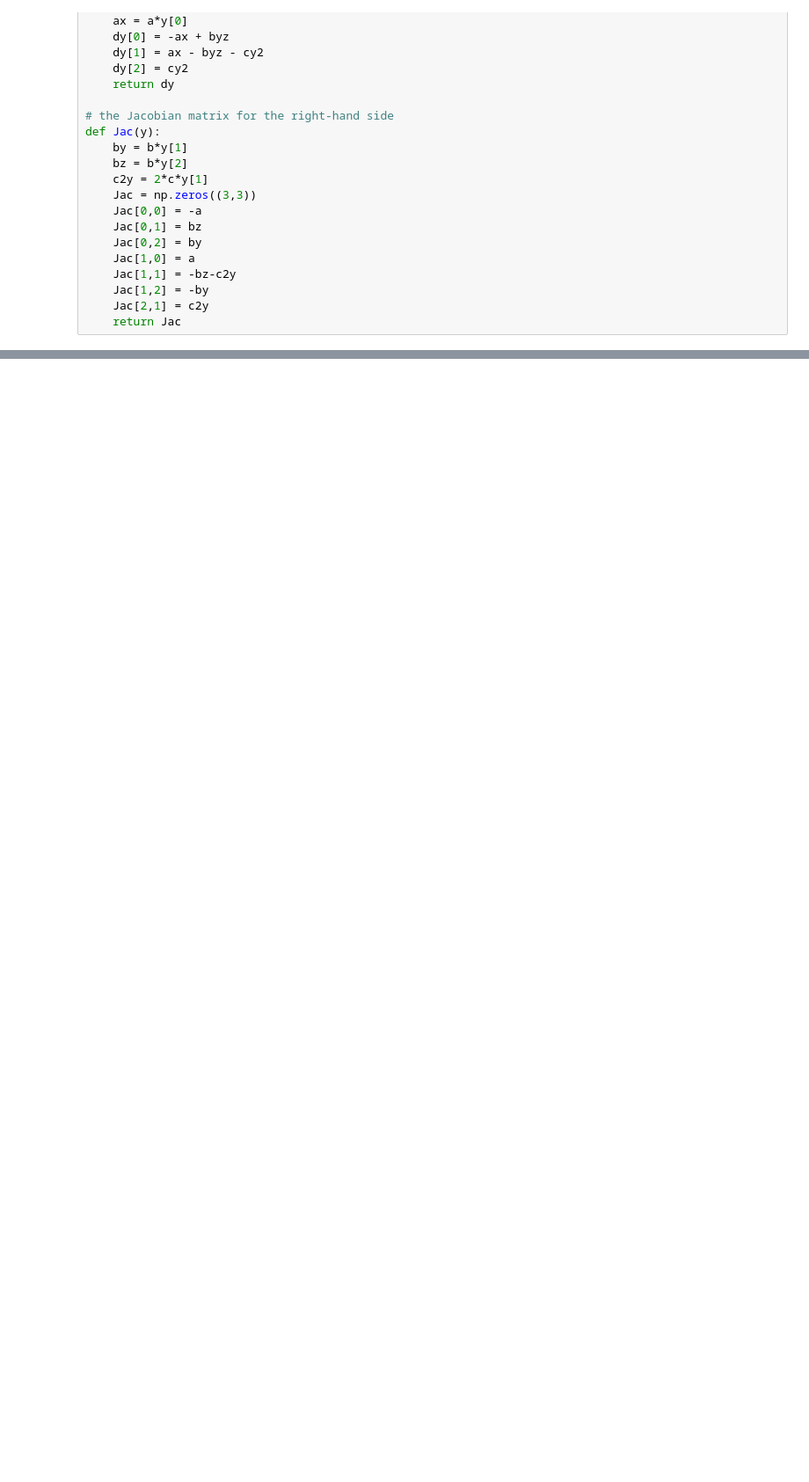
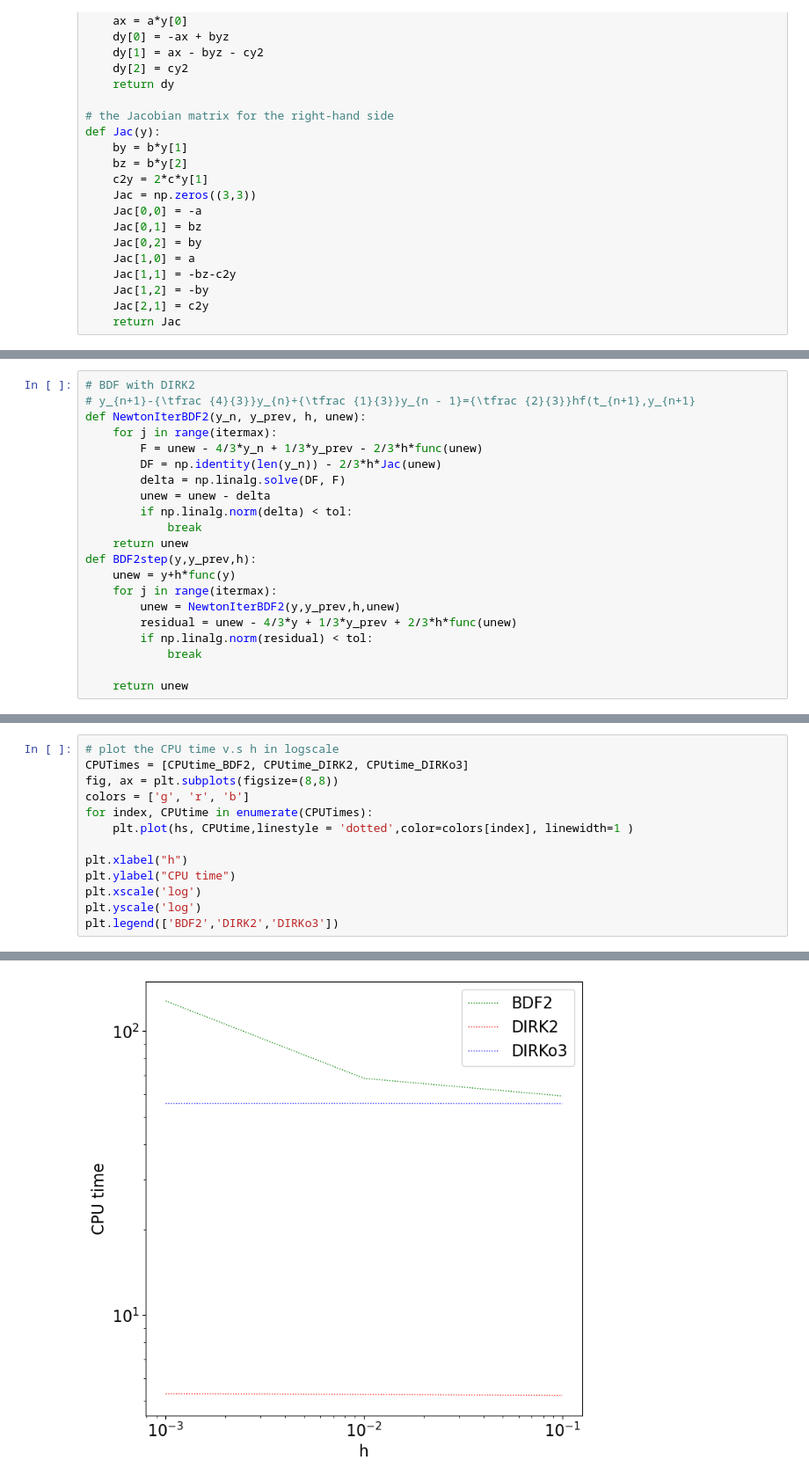
Before and after one commit to AlexZhangKKA/AMSC661, a Jupyter notebook: HW_AMSC661/HW3_AMSC661/RobertsonHW3.ipynb, the cells around one changed output, grey strips where cells are left out. Shown: that part at 88% size. Saved outputs shown, nothing was run; the diff lists cells and outputs as text; blank space fills up the shorter version.

```diff
--- a/HW_AMSC661/HW3_AMSC661/RobertsonHW3.ipynb
+++ b/HW_AMSC661/HW3_AMSC661/RobertsonHW3.ipynb
@@ -161,0 +199,21 @@ plt.legend()
+# %%
+# BDF with DIRK2
+# y_{n+1}-{\tfrac {4}{3}}y_{n}+{\tfrac {1}{3}}y_{n - 1}={\tfrac {2}{3}}hf(t_{n+1},y_{n+1}
+def NewtonIterBDF2(y_n, y_prev, h, unew):
+    for j in range(itermax):
+        F = unew - 4/3*y_n + 1/3*y_prev - 2/3*h*func(unew)
+        DF = np.identity(len(y_n)) - 2/3*h*Jac(unew)
+        delta = np.linalg.solve(DF, F)
+        unew = unew - delta
+        if np.linalg.norm(delta) < tol:
+            break
+    return unew
+def BDF2step(y,y_prev,h):
+    unew = y+h*func(y)
+    for j in range(itermax):
+        unew = NewtonIterBDF2(y,y_prev,h,unew)
+        residual = unew - 4/3*y + 1/3*y_prev + 2/3*h*func(unew)
+        if np.linalg.norm(residual) < tol:
+            break
+
+    return unew
@@ -161,0 +268,14 @@ plt.legend()
+# %%
+# plot the CPU time v.s h in logscale
+CPUTimes = [CPUtime_BDF2, CPUtime_DIRK2, CPUtime_DIRKo3]
+fig, ax = plt.subplots(figsize=(8,8))
+colors = ['g', 'r', 'b']
+for index, CPUtime in enumerate(CPUTimes):
+    plt.plot(hs, CPUtime,linestyle = 'dotted',color=colors[index], linewidth=1 )
+
+plt.xlabel("h")
+plt.ylabel("CPU time")
+plt.xscale('log')
+plt.yscale('log')
+plt.legend(['BDF2','DIRK2','DIRKo3'])
+# %% [output]
@@ -161,0 +283 @@ plt.legend()
+[figure, added]
```
Also changed, not shown: parts of 12 cells of this notebook.
